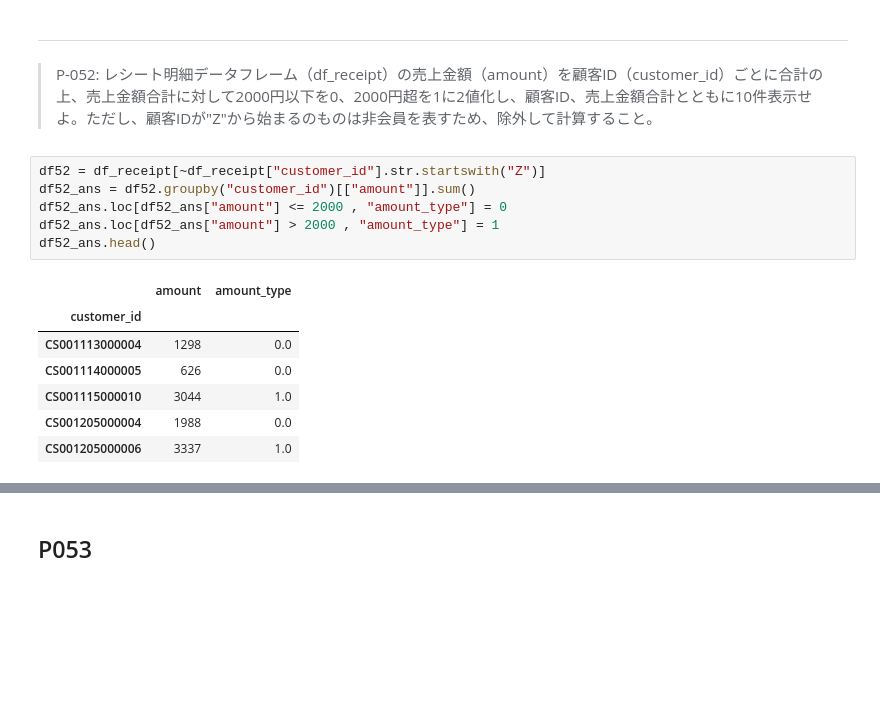
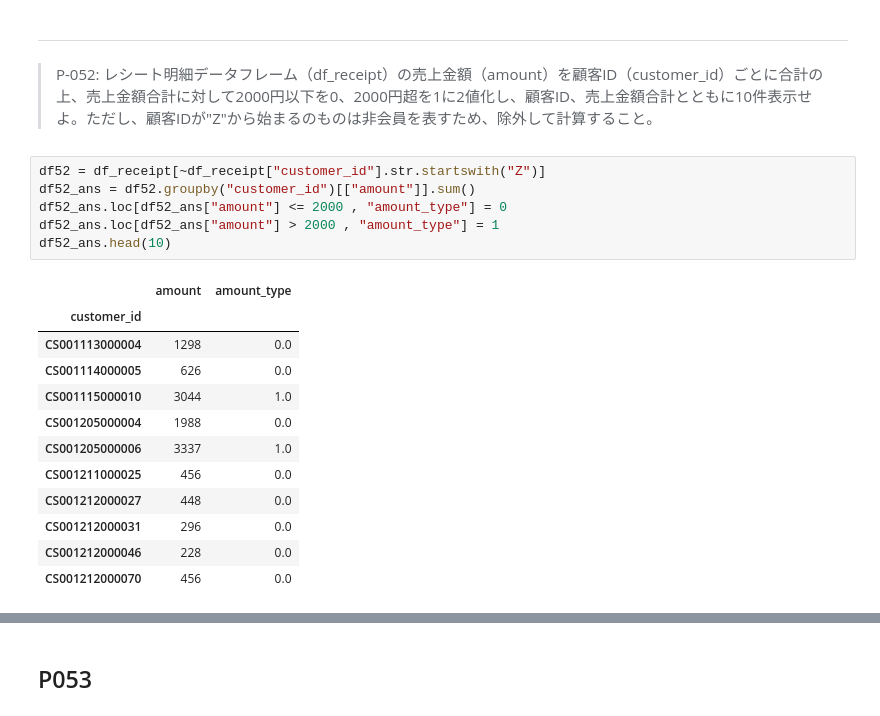
Before and after one commit to okusama27/koan, a Jupyter notebook: 100knock/submit/kame-chan/100_knock_Python(kame-chan).ipynb, the cells around one changed output, grey strips where cells are left out. Saved outputs shown, nothing was run; the diff lists cells and outputs as text; blank space fills up the shorter version.

```diff
--- a/100knock/submit/kame-chan/100_knock_Python(kame-chan).ipynb
+++ b/100knock/submit/kame-chan/100_knock_Python(kame-chan).ipynb
@@ -1347,14 +1347,19 @@ df51_ans.head(10)
 # %%
 df52 = df_receipt[~df_receipt["customer_id"].str.startswith("Z")]
 df52_ans = df52.groupby("customer_id")[["amount"]].sum()
 df52_ans.loc[df52_ans["amount"] <= 2000 , "amount_type"] = 0
 df52_ans.loc[df52_ans["amount"] > 2000 , "amount_type"] = 1
-df52_ans.head()
+df52_ans.head(10)
 # %% [output]
 |  | amount | amount_type |
 | customer_id |  |  |
 | CS001113000004 | 1298 | 0.0 |
 | CS001114000005 | 626 | 0.0 |
 | CS001115000010 | 3044 | 1.0 |
 | CS001205000004 | 1988 | 0.0 |
 | CS001205000006 | 3337 | 1.0 |
+| CS001211000025 | 456 | 0.0 |
+| CS001212000027 | 448 | 0.0 |
+| CS001212000031 | 296 | 0.0 |
+| CS001212000046 | 228 | 0.0 |
+| CS001212000070 | 456 | 0.0 |
```
Also changed, not shown: parts of 19 cells of this notebook.
